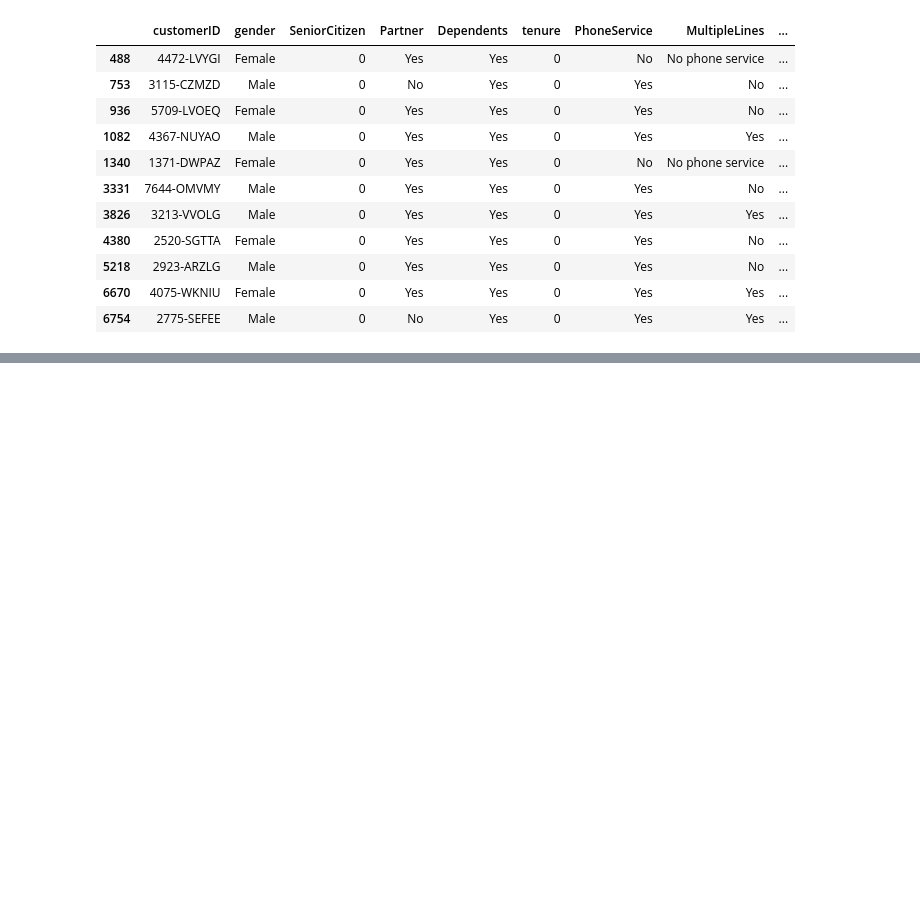
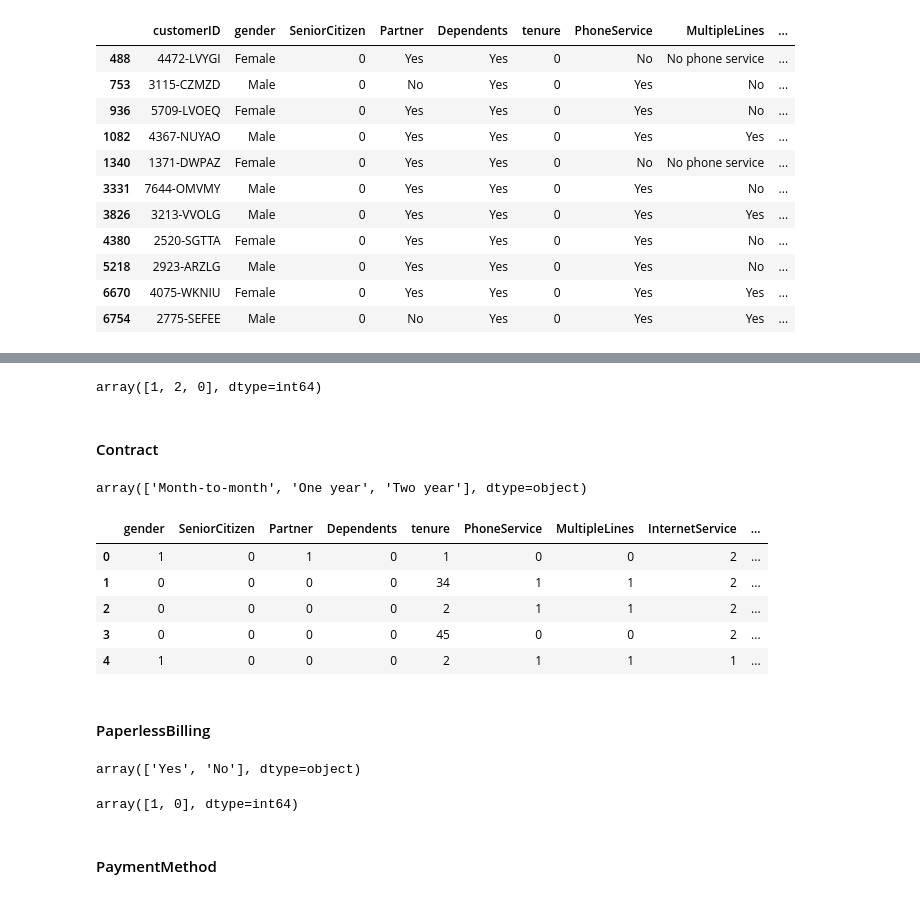
Before and after one commit to SDA8144/Project-ML-3, a Jupyter notebook: Project_ML_3.ipynb, the cells around one changed output, grey strips where cells are left out. Drawn from its saved outputs; the diff is of its cells as text; code cells hidden in the pictures; blank space fills up the shorter version.

```diff
--- a/Project_ML_3.ipynb
+++ b/Project_ML_3.ipynb
@@ -405,0 +714,2 @@ df[df["TotalCharges"].isna()]
+# %%
+df["TechSupport"].replace({'No':1, 'Yes':2, 'No internet service':0},inplace = True)
@@ -405,0 +726,2 @@ df[df["TotalCharges"].isna()]
+# %%
+df["StreamingTV"].replace({'No':1, 'Yes':2, 'No internet service':0},inplace = True)
@@ -405,0 +738,12 @@ df[df["TotalCharges"].isna()]
+# %%
+df["StreamingMovies"] = df["StreamingMovies"].replace({'No':1, 'Yes':2, 'No internet service':0})
+# %%
+df["StreamingMovies"].unique()
+# %% [output]
+array([1, 2, 0], dtype=int64)
+# %% [markdown]
+#### Contract
+# %%
+df["Contract"].unique()
+# %% [output]
+array(['Month-to-month', 'One year', 'Two year'], dtype=object)
@@ -405,0 +752,15 @@ df[df["TotalCharges"].isna()]
+# %%
+df.head()
+# %% [output]
+|  | gender | SeniorCitizen | Partner | Dependents | tenure | PhoneService | MultipleLines | InternetService | ... |
+| 0 | 1 | 0 | 1 | 0 | 1 | 0 | 0 | 2 | ... |
+| 1 | 0 | 0 | 0 | 0 | 34 | 1 | 1 | 2 | ... |
+| 2 | 0 | 0 | 0 | 0 | 2 | 1 | 1 | 2 | ... |
+| 3 | 0 | 0 | 0 | 0 | 45 | 0 | 0 | 2 | ... |
+| 4 | 1 | 0 | 0 | 0 | 2 | 1 | 1 | 1 | ... |
+# %% [markdown]
+#### PaperlessBilling
+# %%
+df["PaperlessBilling"].unique()
+# %% [output]
+array(['Yes', 'No'], dtype=object)
@@ -405,0 +769,6 @@ df[df["TotalCharges"].isna()]
+# %%
+df["PaperlessBilling"].unique()
+# %% [output]
+array([1, 0], dtype=int64)
+# %% [markdown]
+#### PaymentMethod
```
Also changed, not shown: parts of 143 cells of this notebook.
